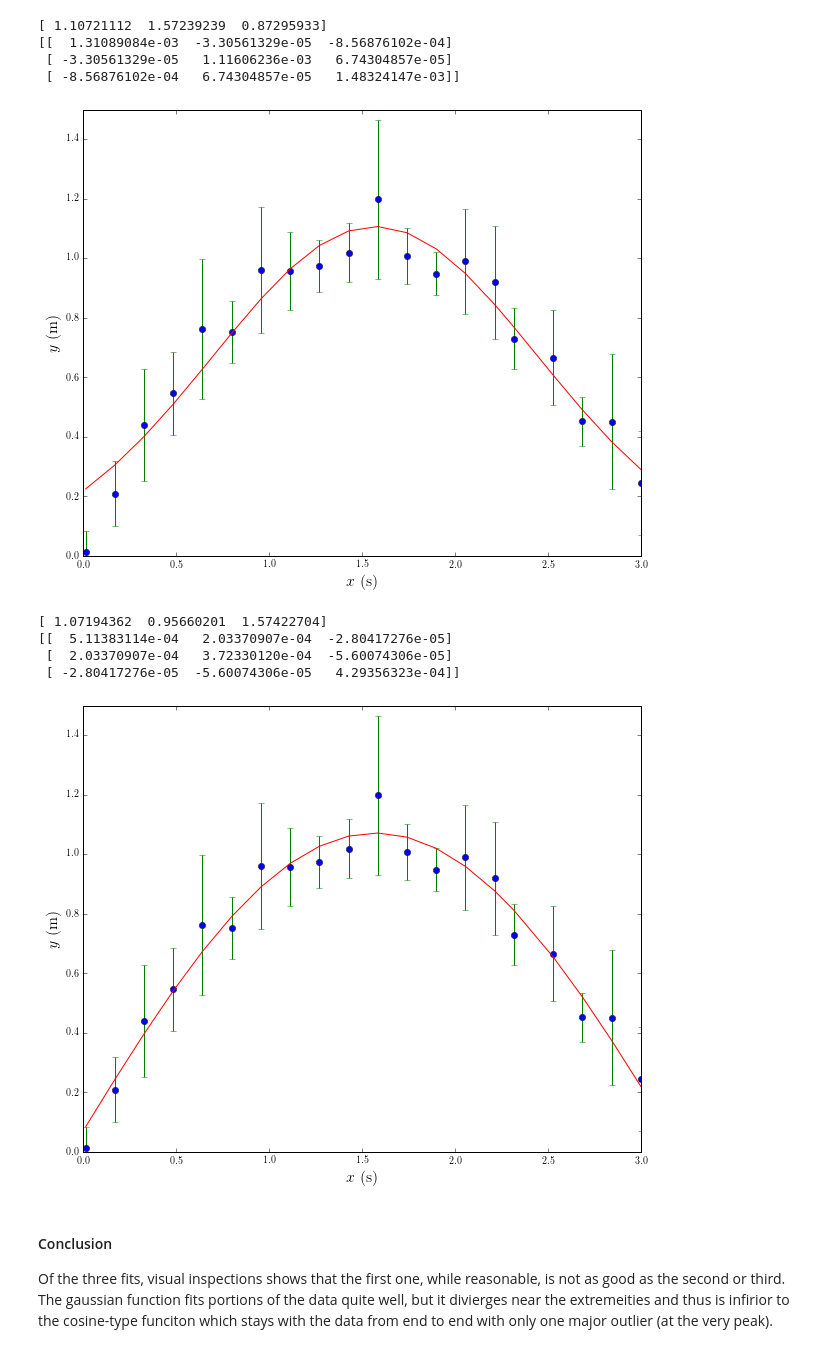
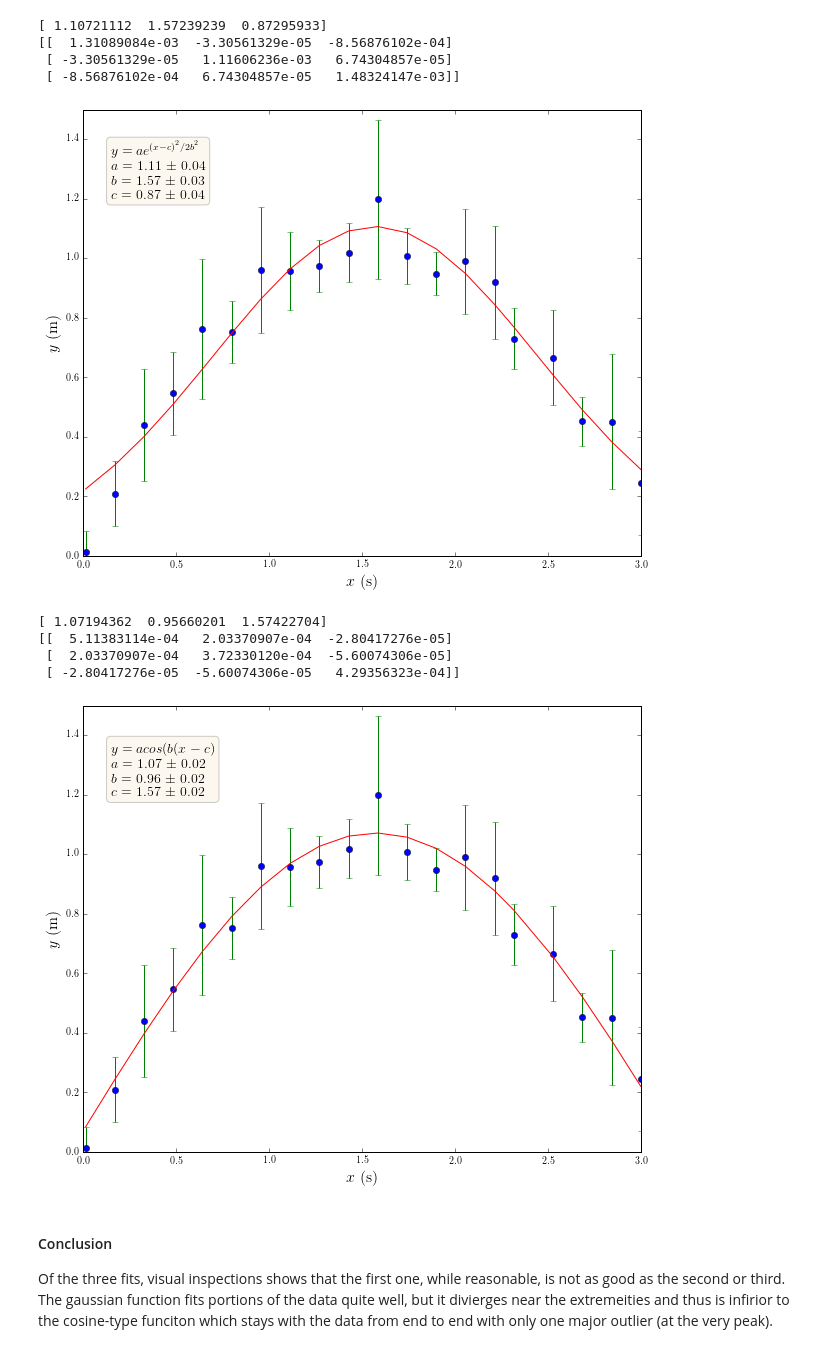
Before and after one commit to samuel-barton/ilab, a Jupyter notebook: dataplottingand-fitting.ipynb, the cells around one changed output. Saved outputs shown, nothing was run; the diff lists cells and outputs as text; code cells hidden in the pictures.

```diff
--- a/dataplottingand-fitting.ipynb
+++ b/dataplottingand-fitting.ipynb
@@ -188,9 +195,14 @@ plt.xlabel(r'$x$ (s)', fontsize = 16)
 plt.ylabel(r'$y$ (m)', fontsize = 16)
 plt.errorbar(x,y, yerr=e, linestyle='none')
 plt.plot(x, gaussianWithOffset(x, fitParams[0], fitParams[1], fitParams[2]))
+sigma = np.sqrt([fitCovariances[0,0], fitCovariances[1,1], fitCovariances[2,2]])
+props = dict(boxstyle='round', facecolor='wheat', alpha=0.2)
+plt.text(0.15, 1.2,
+    ("$y = ae^{(x-c)^2/{2b^2}}$ \n $a =$ %.2f $\pm$ %.2f \n $b =$ %.2f $\pm$ %.2f \n $c =$ %.2f $\pm$ %.2f"
+    % (fitParams[0], sigma[0], fitParams[1], sigma[1], fitParams[2], sigma[2])), fontsize=14,bbox=props )
 plt.show()
 # %% [output]
-[figure, old version]
+[figure, new version]
 # %%
 fitParams, fitCovariances = curve_fit(cosDif, x,y)
 print(fitParams)
@@ -203,13 +215,18 @@ print(fitCovariances)
 # %%
 plt.plot(x,y,'o')
 plt.ylim(0,1.5)
 plt.xlabel(r'$x$ (s)', fontsize = 16)
 plt.ylabel(r'$y$ (m)', fontsize = 16)
 plt.errorbar(x,y, yerr=e, linestyle='none')
+sigma = np.sqrt([fitCovariances[0,0], fitCovariances[1,1], fitCovariances[2,2]])
+props = dict(boxstyle='round', facecolor='wheat', alpha=0.2)
+plt.text(0.15, 1.2,
+    ("$y = acos(b(x-c)$ \n $a =$ %.2f $\pm$ %.2f \n $b =$ %.2f $\pm$ %.2f \n $c =$ %.2f $\pm$ %.2f"
+    % (fitParams[0], sigma[0], fitParams[1], sigma[1], fitParams[2], sigma[2])), fontsize=14,bbox=props )
 plt.plot(x, cosDif(x, fitParams[0], fitParams[1], fitParams[2]))
 plt.show()
 # %% [output]
-[figure, old version]
+[figure, new version]
 # %% [markdown]
 <h4>Conclusion</h4>
 
```
Also changed, not shown: parts of 4 cells of this notebook.
